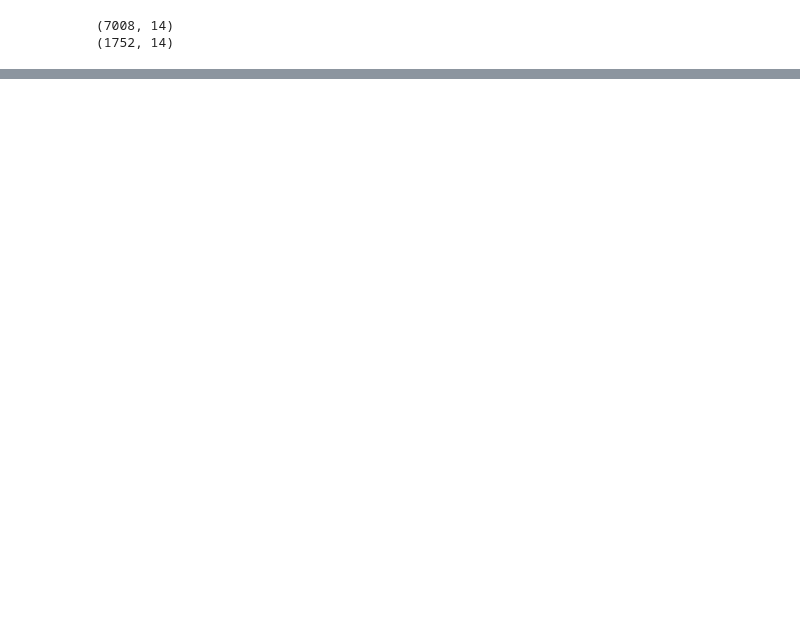
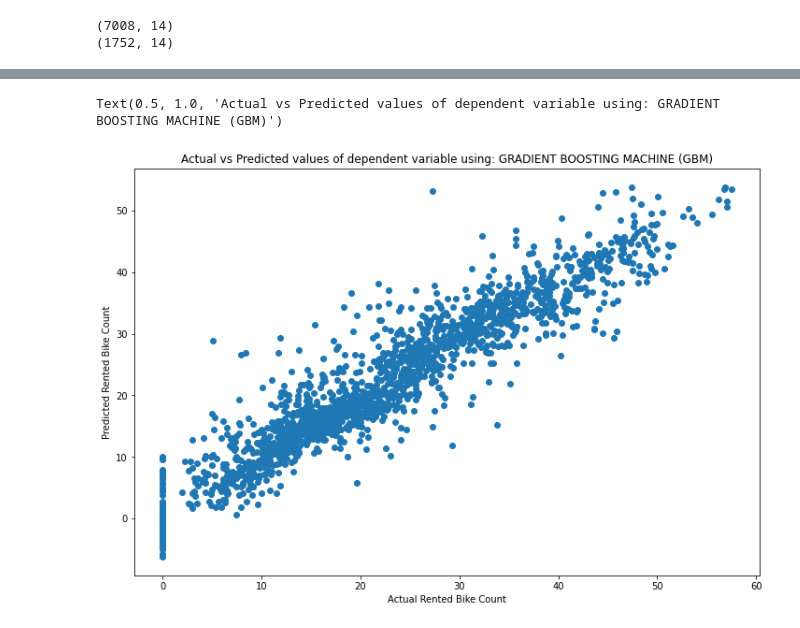
Before and after one commit to Rajakumaran-S/Seoul_Bike_Sharing_Demand_Prediction-_Capstone_Project-II, a Jupyter notebook: Raja_Bike_Sharing_Demand_Prediction_Capstone_Project_II.ipynb, the cells around one changed output, grey strips where cells are left out. Saved outputs shown, nothing was run; the diff lists cells and outputs as text; code cells hidden in the pictures; blank space fills up the shorter version.

```diff
--- a/Raja_Bike_Sharing_Demand_Prediction_Capstone_Project_II.ipynb
+++ b/Raja_Bike_Sharing_Demand_Prediction_Capstone_Project_II.ipynb
@@ -1044,0 +846,6 @@ plt.show()
+# %%
+#Hyper Parameter Tuning with best Parameter
+gb_tuned_regressor = GradientBoostingRegressor(n_estimators=500,
+                                     min_samples_leaf=26,
+                                     random_state=0)
+calc_model_result(gb_tuned_regressor,'GradientBoostingReg_Hyper_tuned')
@@ -1044,0 +871,11 @@ plt.show()
+# %%
+# Actual vs predicted values of dependent variables
+
+plt.figure(figsize=(12,8))
+plt.scatter(x=y_test,y=gb_tuned_regressor.predict(X_test))
+plt.xlabel('Actual Rented Bike Count')
+plt.ylabel('Predicted Rented Bike Count')
+plt.title('Actual vs Predicted values of dependent variable using: GRADIENT BOOSTING MACHINE (GBM)')
+# %% [output]
+Text(0.5, 1.0, 'Actual vs Predicted values of dependent variable using: GRADIENT BOOSTING MACHINE (GBM)')
+[figure, added]
```
Also changed, not shown: parts of 89 cells of this notebook.
